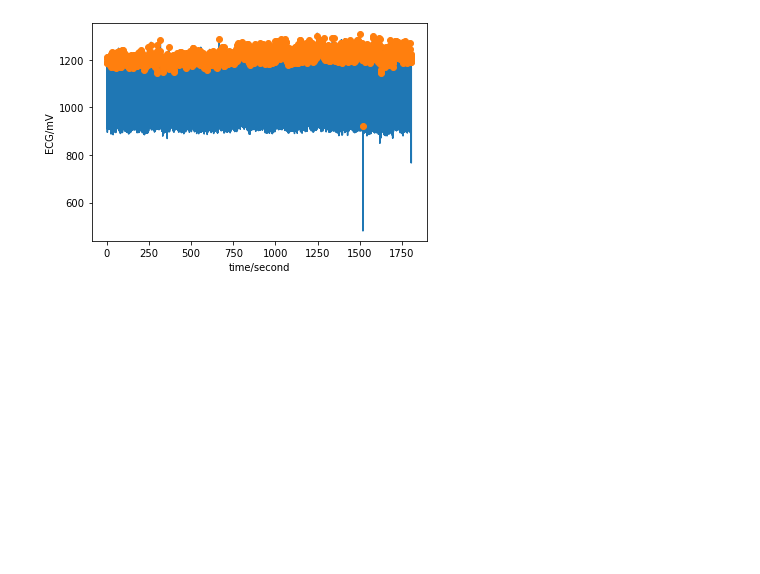
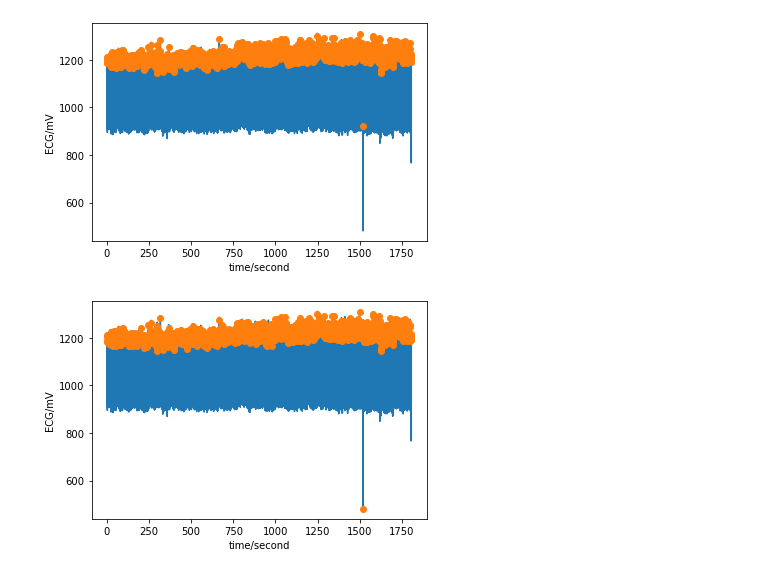
Before and after one commit to kheehing/ECG-project, a Jupyter notebook: test_data.ipynb, the cells around one changed output. Saved outputs shown, nothing was run; the diff lists cells and outputs as text; code cells hidden in the pictures; blank space fills up the shorter version.

```diff
--- a/test_data.ipynb
+++ b/test_data.ipynb
@@ -63,3 +63,16 @@ fig = wfdb.plot_items(
 )
 # %% [output]
 [figure]
+# %%
+fig = wfdb.plot_items(
+    mlii_signal,
+    [rpeaks3],
+    fs=360,
+    sig_name=["ECG"],
+    sig_units=["mV"],
+    time_units="seconds",
+    return_fig=True,
+    ann_style="o",
+)
+# %% [output]
+[figure, added]
```
Also changed, not shown: 1 other file.
